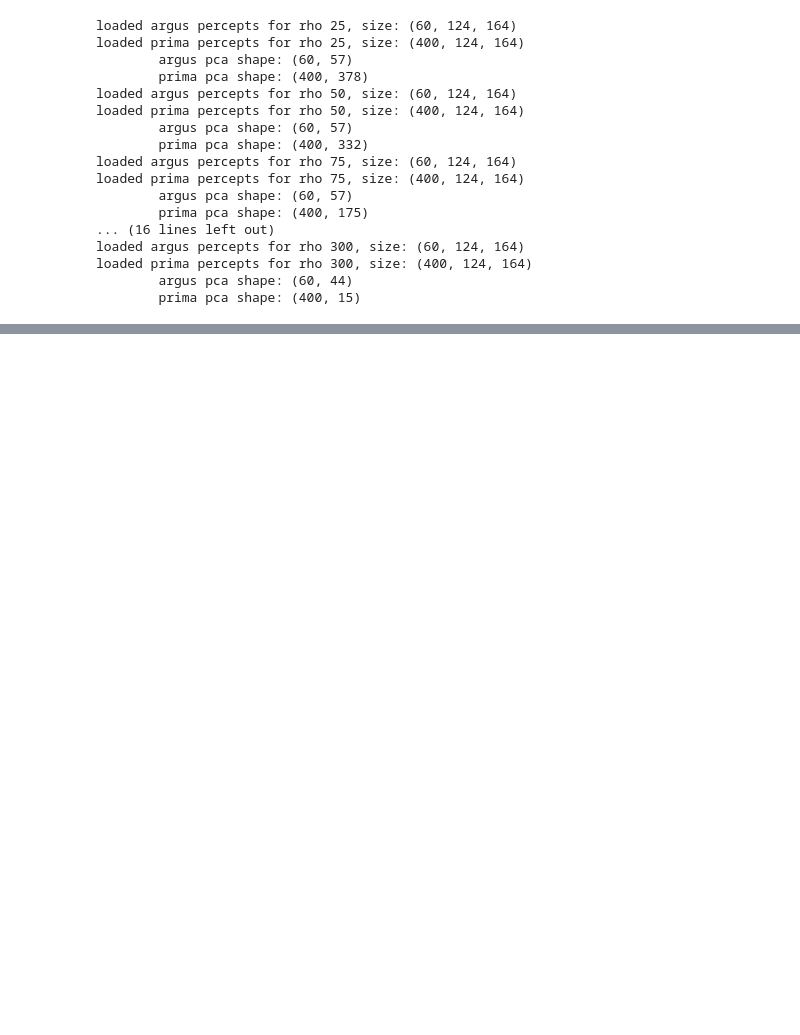
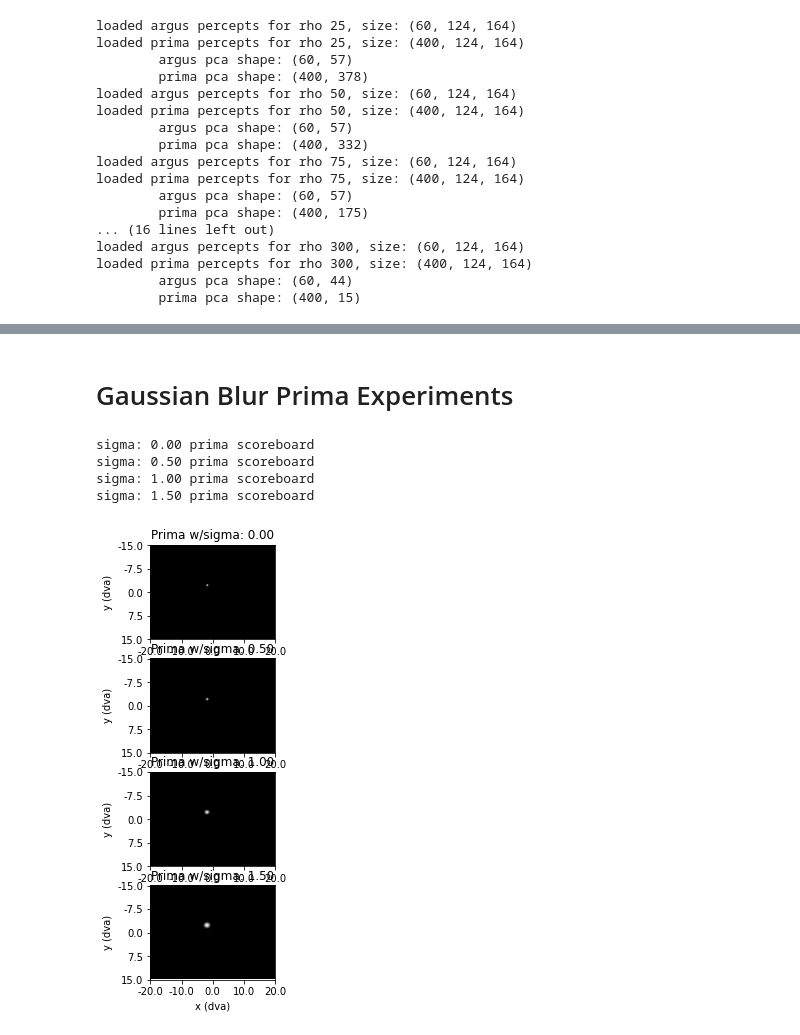
Before and after one commit to garethgeorge/prima-p2p-jupyternb, a Jupyter notebook: gareth-generate-pca-dataset.ipynb, the cells around one changed output, grey strips where cells are left out. Saved outputs shown, nothing was run; the diff lists cells and outputs as text; code cells hidden in the pictures; blank space fills up the shorter version.

```diff
--- a/gareth-generate-pca-dataset.ipynb
+++ b/gareth-generate-pca-dataset.ipynb
@@ -303,0 +433,43 @@ print("helo world")
+# %% [markdown]
+# Gaussian Blur Prima Experiments
+# %%
+model = p2p.models.ScoreboardModel(rho=rho)
+model.engine = 'serial'
+model.build()
+# %%
+# simulate Prima w/blur for vraious values of sigma
+rho = 50
+sigmas = [0, 0.5, 1., 1.5]
+fig, axs = plt.subplots(len(sigmas), 1, constrained_layout=False, figsize=(3, 2 * len(sigmas)))
+
+# with Pool(j) as p:
+#     generator = p.imap(generate_dataset_helper, [(model, implant, stim_dim, idx) for idx in range(0, stim_dim)])
+#     return list(tqdm(generator, total=stim_dim))
+
+def sim_sigma_helper(stim):
+    implant = Prima()
+    implant.stim = stim
+
+    percept = model.predict_percept(implant)
+
+    return percept
+
+with Pool(24) as p:
+    stims = []
+    for sigma in sigmas:
+        stim = np.zeros(400).reshape((20, 20))
+        stim[5, 5] = BASE_CURRENT_CONSTANT * 4
+        stim = gaussian_filter(stim, sigma=sigma)
+        stim = stim.flatten()
+        stims.append(stim)
+
+    generator = p.imap(sim_sigma_helper, stims)
+    for ax, percept, sigma in zip(axs, generator, sigmas):
+        print("sigma: %.2f prima scoreboard" % sigma)
+        plot_percept(ax, model, percept, "Prima w/sigma: %.2f" % sigma)
+# %% [output]
+sigma: 0.00 prima scoreboard
+sigma: 0.50 prima scoreboard
+sigma: 1.00 prima scoreboard
+sigma: 1.50 prima scoreboard
+[figure, added]
```
Also changed, not shown: parts of 13 cells of this notebook, 14 other files.
